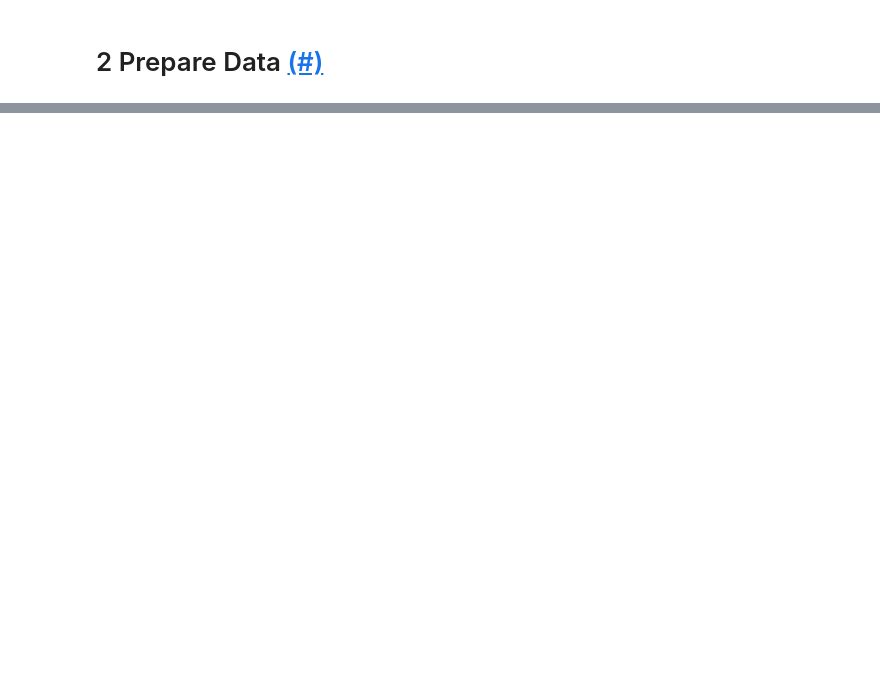
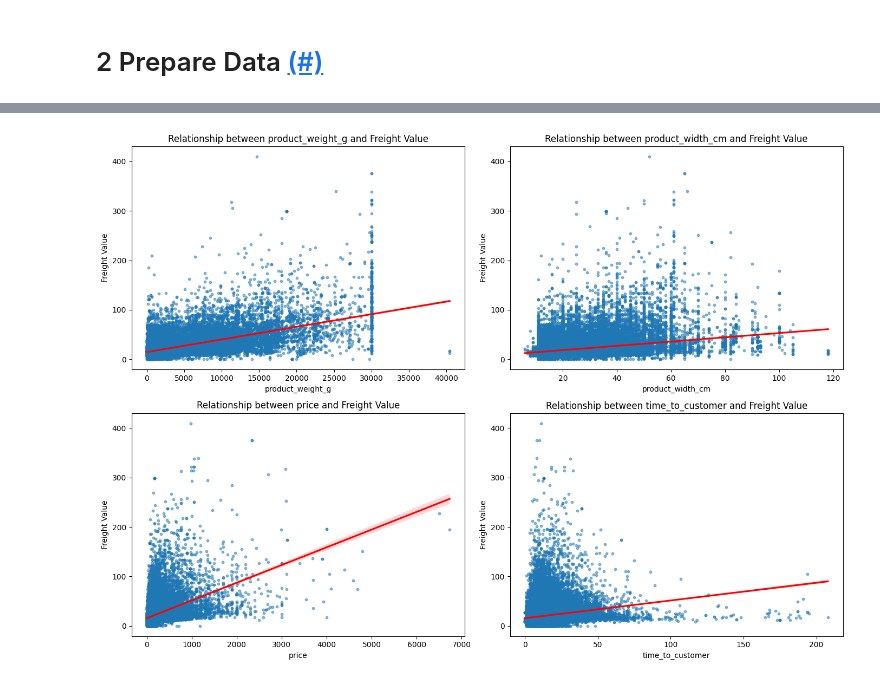
Before and after one commit to vmichael89/cf-brazilian-ecommerce-olist, a Jupyter notebook: notebooks/4-linear-regression.ipynb, the cells around one changed output, grey strips where cells are left out. Drawn from its saved outputs; the diff is of its cells as text; code cells hidden in the pictures; blank space fills up the shorter version.

Commit message:
4- added single/multi linear regression analysis

```diff
--- a/notebooks/4-linear-regression.ipynb
+++ b/notebooks/4-linear-regression.ipynb
@@ -22,0 +82,2 @@
+# %%
+db_csv.update_columns_mapping(["geolocation_zip_code_prefix"])
@@ -24,0 +109,12 @@
+# %%
+table_names = ["orders", "order_items", "order_payments", "order_reviews", "products", "sellers", "customers"]
+tables = [db_csv.tables[table_name] for table_name in table_names]
+
+for table in tables:
+    print(table.shape, table.columns.tolist())
+
+df = tables[0]
+for table in tables[1:]:
+    df = df.merge(table, how="outer")
+
+print(df.shape)
@@ -34,0 +315,4 @@
+# %%
+# List of independent variables
+independent_vars = ["product_weight_g", "product_width_cm", "price", "time_to_customer"]
+dependent_var = "freight_value"
@@ -36,0 +346,17 @@
+# %%
+# Create a subplot of 2x2 (adjust as needed)
+fig, axes = plt.subplots(nrows=2, ncols=2, figsize=(14, 10))
+
+# Loop through each independent variable to create a scatter plot with a regression line
+for i, var in enumerate(independent_vars):
+    row = i // 2
+    col = i % 2
+    sns.regplot(data=df_numeric, x=var, y='freight_value', ax=axes[row, col], scatter_kws={'s': 10, 'alpha': 0.5}, line_kws={"color": "red"})
+    axes[row, col].set_title(f'Relationship between {var} and Freight Value')
+    axes[row, col].set_xlabel(var)
+    axes[row, col].set_ylabel('Freight Value')
+
+plt.tight_layout()
+plt.show()
+# %% [output]
+[figure, added]
```
Also changed, not shown: parts of 44 cells of this notebook.
